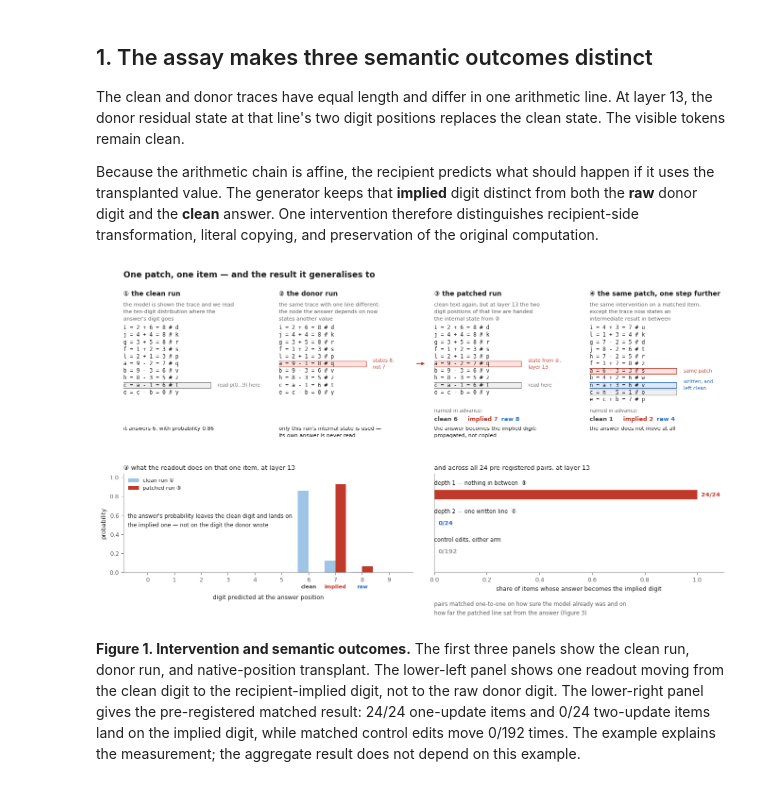
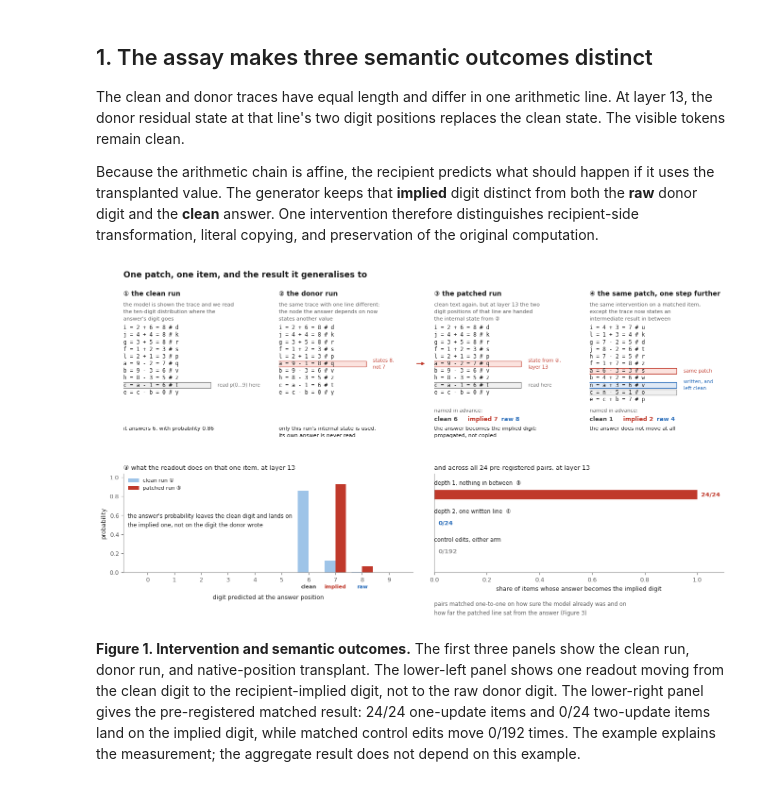
Before and after one commit to djaniak/reasoning-geometry, a Jupyter notebook: notebooks/16_dag_workshop_story.ipynb, the cells around one changed output. Saved outputs shown, nothing was run; the diff lists cells and outputs as text; code cells hidden in the pictures.

```diff
--- a/notebooks/16_dag_workshop_story.ipynb
+++ b/notebooks/16_dag_workshop_story.ipynb
@@ -242,7 +242,7 @@ def card(ax, header, note, panel, lines, boxes, marks=(), named=None, footer=Non
 fig = plt.figure(figsize=(13.4, 7.6))
 gs = fig.add_gridspec(2, 4, height_ratios=[1.25, 1], hspace=0.42, wspace=0.16,
                       left=0.042, right=0.99, top=0.885, bottom=0.135)
-fig.suptitle("One patch, one item — and the result it generalises to",
+fig.suptitle("One patch, one item, and the result it generalises to",
              x=0.042, y=0.975, ha="left", fontsize=12.5, fontweight="600")
 
 one, two = PANEL[1], PANEL[2]
@@ -265,7 +265,7 @@ donor_at = card(CARDS[1], "② the donor run",
      "the same trace with one line different:\nthe node the answer depends on now\nstates another value",
      one, one["donor"], {one["patched"]: "patched"},
      marks=[(one["patched"], f"states {raw_digit},\nnot {one['stated']}", COLOR["ancestor"])],
-     footer="only this run's internal state is used —\nits own answer is never read")
+     footer="only this run's internal state is used;\nits own answer is never read")
 
 card(CARDS[2], "③ the patched run",
      f"clean text again, but at layer {LAYER} the two\ndigit positions of that line are handed\nthe internal state from ②",
@@ -304,37 +304,37 @@ ax.set_xlabel("digit predicted at the answer position", labelpad=17)
 ax.set_ylabel("probability")
 ax.set_title(f"③ what the readout does on that one item, at layer {LAYER}", loc="left")
 ax.legend(fontsize=8, loc="upper left")
 for label, value, color in NAMED:
     ax.annotate(label, xy=(value, 0), xytext=(0, -24), textcoords="offset points",
                 ha="center", fontsize=8, fontweight="600", color=color,
                 annotation_clip=False)
 ax.text(0.015, 0.60, "the answer's probability leaves the clean digit and lands on\n"
-                     "the implied one — not on the digit the donor wrote",
+                     "the implied one, not on the digit the donor wrote",
         transform=ax.transAxes, fontsize=8.4, va="top", linespacing=1.6)
 
 ax = fig.add_subplot(gs[1, 2:4])
 spec = {d: STAGE_B["control_specificity"][d]["per_layer"][str(LAYER)] for d in ("1", "2")}
 assert {s["control_moved"] for s in spec.values()} == {0}
-BARS = [("depth 1 — nothing in between  ③", PRIMARY["hits"]["1"], PRIMARY["n"]["1"], COLOR[1]),
-        ("depth 2 — one written line  ④", PRIMARY["hits"]["2"], PRIMARY["n"]["2"], COLOR[2]),
+BARS = [("depth 1, nothing in between  ③", PRIMARY["hits"]["1"], PRIMARY["n"]["1"], COLOR[1]),
+        ("depth 2, one written line  ④", PRIMARY["hits"]["2"], PRIMARY["n"]["2"], COLOR[2]),
         ("control edits, either arm", 0, spec["1"]["n_control"], "#9a9a9a")]
 for y, (label, hits, total, color) in zip((2, 1, 0), BARS):
     ax.barh(y, hits / total, height=0.34, color=color, zorder=2)
     ax.text(0, y + 0.30, label, fontsize=8.4, va="bottom")
     ax.text(hits / total + 0.015, y, f"{hits}/{total}", fontsize=9.2, va="center",
             fontweight="600", color=color)
 ax.set_ylim(-0.75, 2.75)
 ax.set_yticks([])
 ax.set_xlim(0, 1.1)
 ax.set_xlabel("share of items whose answer becomes the implied digit")
 ax.set_title(f"and across all {PRIMARY['n_pairs']} pre-registered pairs, at layer {LAYER}",
              loc="left")
 ax.text(0.0, -0.29, "pairs matched one-to-one on how sure the model already was and on\n"
                     "how far the patched line sat from the answer (Figure 3)",
         transform=ax.transAxes, fontsize=8.4, va="top", linespacing=1.6, color=MUTED)
 plt.show()
 # %% [output]
-[figure, old version]
+[figure, new version]
 # %% [markdown]
 **Figure 1. Intervention and semantic outcomes.** The first three panels show
 the clean run, donor run, and native-position transplant. The lower-left panel
```
Also changed, not shown: parts of 1 cell of this notebook, 17 other files.
